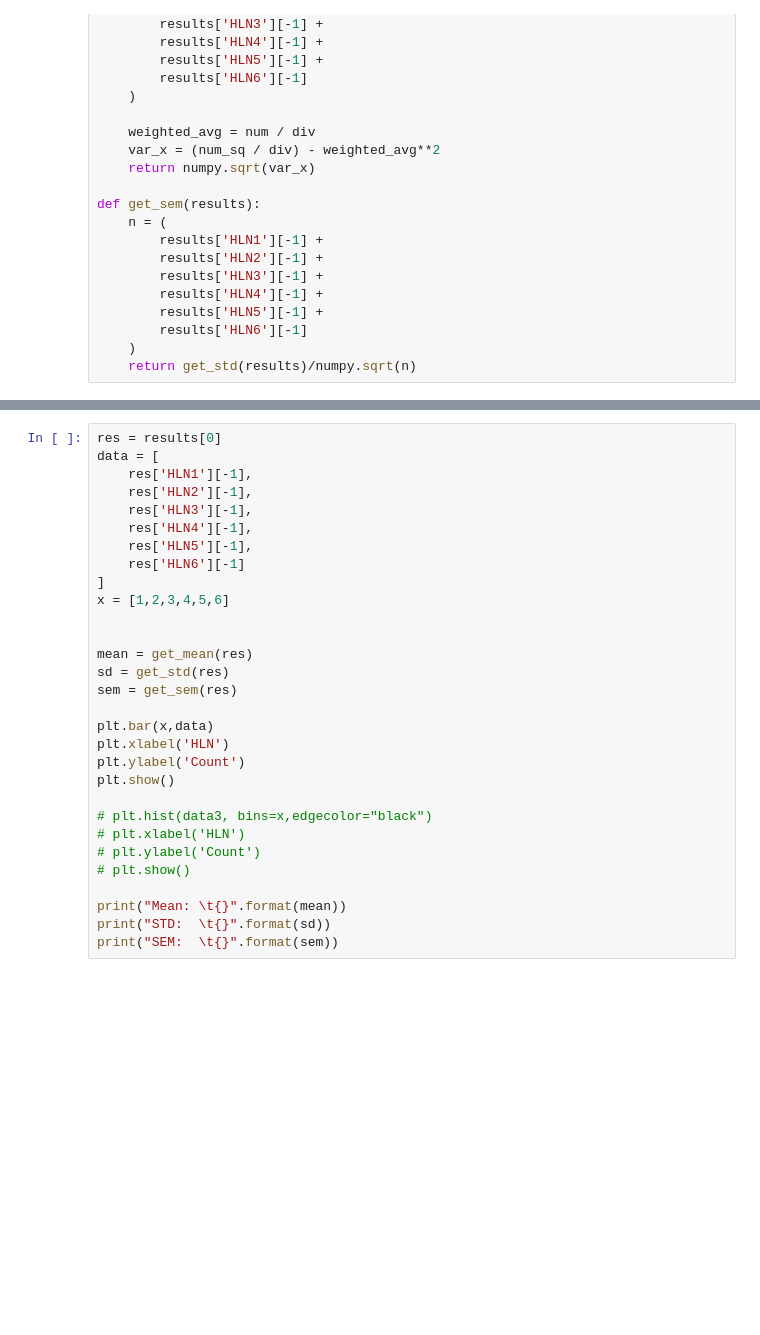
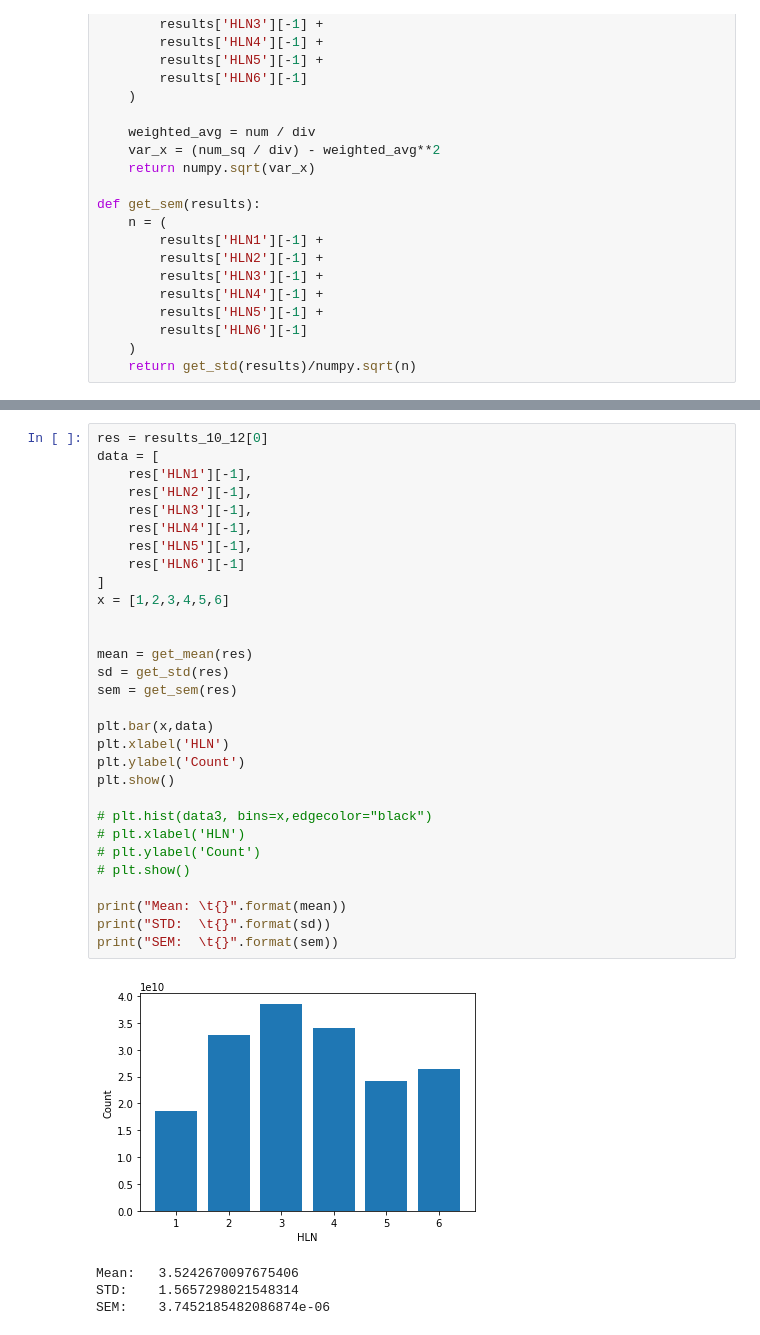
Before and after one commit to technodivergent/Bacillus_Anthracis_Simulation, a Jupyter notebook: Lung Submodel - Parameter Space Exploration.ipynb, the cells around one changed output, grey strips where cells are left out. Saved outputs shown, nothing was run; the diff lists cells and outputs as text; blank space fills up the shorter version.

```diff
--- a/Lung Submodel - Parameter Space Exploration.ipynb
+++ b/Lung Submodel - Parameter Space Exploration.ipynb
@@ -362,33 +436,38 @@ mean_of_model
 # %%
-res = results[0]
+res = results_10_12[0]
 data = [
     res['HLN1'][-1],
     res['HLN2'][-1],
     res['HLN3'][-1],
     res['HLN4'][-1],
     res['HLN5'][-1],
     res['HLN6'][-1]
 ]
 x = [1,2,3,4,5,6]
 
 
 mean = get_mean(res)
 sd = get_std(res)
 sem = get_sem(res)
 
 plt.bar(x,data)
 plt.xlabel('HLN')
 plt.ylabel('Count')
 plt.show()
 
 # plt.hist(data3, bins=x,edgecolor="black")
 # plt.xlabel('HLN')
 # plt.ylabel('Count')
 # plt.show()
 
 print("Mean: \t{}".format(mean))
 print("STD:  \t{}".format(sd))
 print("SEM:  \t{}".format(sem))
+# %% [output]
+[figure, added]
+Mean:   3.5242670097675406
+STD:    1.5657298021548314
+SEM:    3.7452185482086874e-06
 # %%
 fig = plt.figure(figsize=(18,10))
 fig.suptitle("Spores available", fontsize=20)
```
Also changed, not shown: parts of 23 cells of this notebook, 1 other file.
